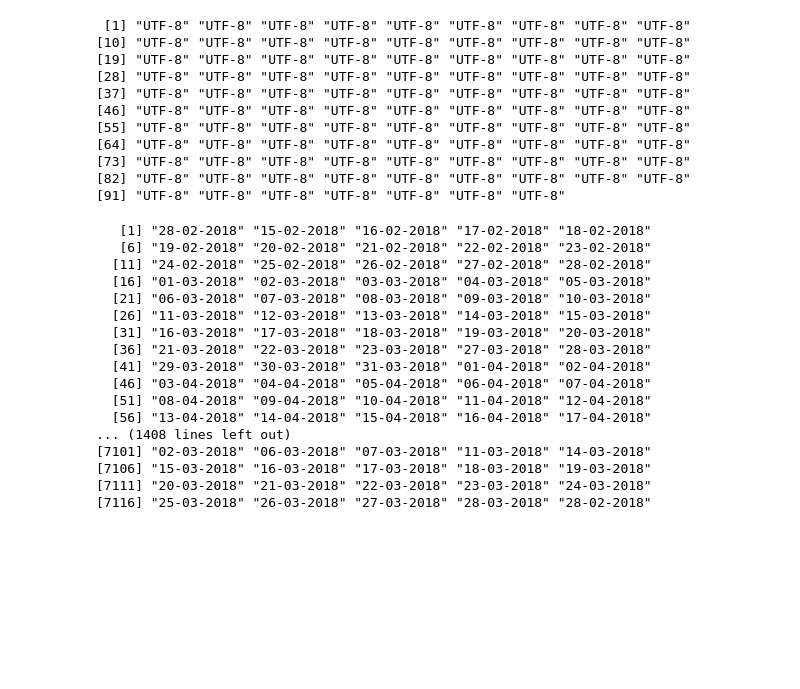
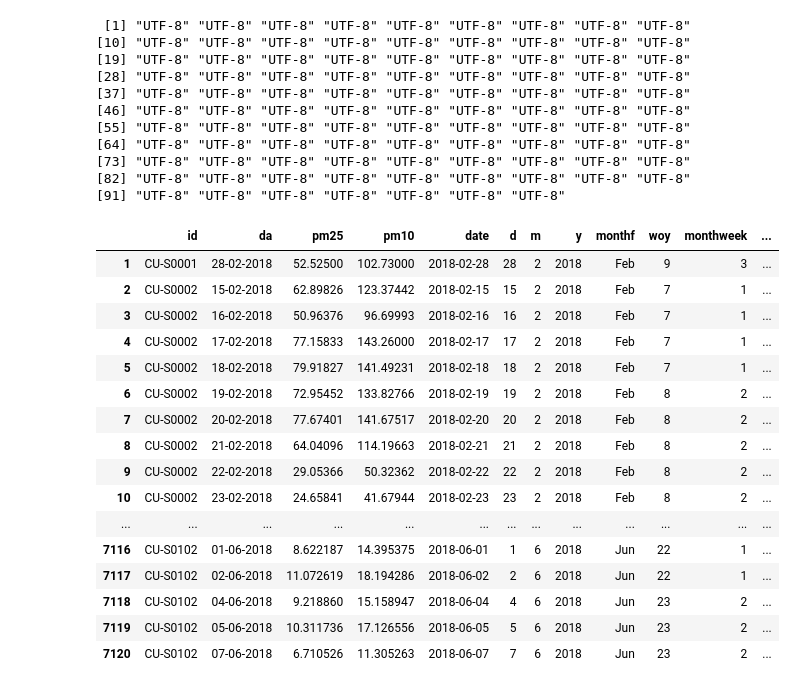
Before and after one commit to Maplub/Jupyter, a Jupyter notebook: Air Quality Explore 2018.ipynb, the cells around one changed output. Saved outputs shown, nothing was run; the diff lists cells and outputs as text; code cells hidden in the pictures; blank space fills up the shorter version.

```diff
--- a/Air Quality Explore 2018.ipynb
+++ b/Air Quality Explore 2018.ipynb
@@ -54,20 +49,0 @@ airq$date<-as.Date(airq$d,"%d-%m-%Y")
-# %%
-paste(airq$d,sep="-")
-# %% [output]
-   [1] "28-02-2018" "15-02-2018" "16-02-2018" "17-02-2018" "18-02-2018"
-   [6] "19-02-2018" "20-02-2018" "21-02-2018" "22-02-2018" "23-02-2018"
-  [11] "24-02-2018" "25-02-2018" "26-02-2018" "27-02-2018" "28-02-2018"
-  [16] "01-03-2018" "02-03-2018" "03-03-2018" "04-03-2018" "05-03-2018"
-  [21] "06-03-2018" "07-03-2018" "08-03-2018" "09-03-2018" "10-03-2018"
-  [26] "11-03-2018" "12-03-2018" "13-03-2018" "14-03-2018" "15-03-2018"
-  [31] "16-03-2018" "17-03-2018" "18-03-2018" "19-03-2018" "20-03-2018"
-  [36] "21-03-2018" "22-03-2018" "23-03-2018" "27-03-2018" "28-03-2018"
-  [41] "29-03-2018" "30-03-2018" "31-03-2018" "01-04-2018" "02-04-2018"
-  [46] "03-04-2018" "04-04-2018" "05-04-2018" "06-04-2018" "07-04-2018"
-  [51] "08-04-2018" "09-04-2018" "10-04-2018" "11-04-2018" "12-04-2018"
-  [56] "13-04-2018" "14-04-2018" "15-04-2018" "16-04-2018" "17-04-2018"
-... (1408 lines left out)
-[7101] "02-03-2018" "06-03-2018" "07-03-2018" "11-03-2018" "14-03-2018"
-[7106] "15-03-2018" "16-03-2018" "17-03-2018" "18-03-2018" "19-03-2018"
-[7111] "20-03-2018" "21-03-2018" "22-03-2018" "23-03-2018" "24-03-2018"
-[7116] "25-03-2018" "26-03-2018" "27-03-2018" "28-03-2018" "28-02-2018"
@@ -73,0 +64,29 @@ paste(airq$d,sep="-")
+# %%
+airq$monthf<-factor(airq$m,levels=as.character(1:12),labels=c("Jan","Feb","Mar","Apr","May","Jun","Jul","Aug","Sep","Oct","Nov","Dec"),ordered=TRUE)
+# %%
+airq$woy<-as.numeric(format(airq$date,"%W"))
+# %%
+library(plyr)
+airq<-ddply(airq,.(m),transform,monthweek=1+woy-min(woy))
+# %%
+airq$dow<-as.POSIXlt(airq$date)$wday
+# %%
+airq
+# %% [output]
+|  | id | da | pm25 | pm10 | date | d | m | y | monthf | woy | monthweek | ... |
+| 1 | CU-S0001 | 28-02-2018 | 52.52500 | 102.73000 | 2018-02-28 | 28 | 2 | 2018 | Feb | 9 | 3 | ... |
+| 2 | CU-S0002 | 15-02-2018 | 62.89826 | 123.37442 | 2018-02-15 | 15 | 2 | 2018 | Feb | 7 | 1 | ... |
+| 3 | CU-S0002 | 16-02-2018 | 50.96376 | 96.69993 | 2018-02-16 | 16 | 2 | 2018 | Feb | 7 | 1 | ... |
+| 4 | CU-S0002 | 17-02-2018 | 77.15833 | 143.26000 | 2018-02-17 | 17 | 2 | 2018 | Feb | 7 | 1 | ... |
+| 5 | CU-S0002 | 18-02-2018 | 79.91827 | 141.49231 | 2018-02-18 | 18 | 2 | 2018 | Feb | 7 | 1 | ... |
+| 6 | CU-S0002 | 19-02-2018 | 72.95452 | 133.82766 | 2018-02-19 | 19 | 2 | 2018 | Feb | 8 | 2 | ... |
+| 7 | CU-S0002 | 20-02-2018 | 77.67401 | 141.67517 | 2018-02-20 | 20 | 2 | 2018 | Feb | 8 | 2 | ... |
+| 8 | CU-S0002 | 21-02-2018 | 64.04096 | 114.19663 | 2018-02-21 | 21 | 2 | 2018 | Feb | 8 | 2 | ... |
+| 9 | CU-S0002 | 22-02-2018 | 29.05366 | 50.32362 | 2018-02-22 | 22 | 2 | 2018 | Feb | 8 | 2 | ... |
+| 10 | CU-S0002 | 23-02-2018 | 24.65841 | 41.67944 | 2018-02-23 | 23 | 2 | 2018 | Feb | 8 | 2 | ... |
+| ... | ... | ... | ... | ... | ... | ... | ... | ... | ... | ... | ... | ... |
+| 7116 | CU-S0102 | 01-06-2018 | 8.622187 | 14.395375 | 2018-06-01 | 1 | 6 | 2018 | Jun | 22 | 1 | ... |
+| 7117 | CU-S0102 | 02-06-2018 | 11.072619 | 18.194286 | 2018-06-02 | 2 | 6 | 2018 | Jun | 22 | 1 | ... |
+| 7118 | CU-S0102 | 04-06-2018 | 9.218860 | 15.158947 | 2018-06-04 | 4 | 6 | 2018 | Jun | 23 | 2 | ... |
+| 7119 | CU-S0102 | 05-06-2018 | 10.311736 | 17.126556 | 2018-06-05 | 5 | 6 | 2018 | Jun | 23 | 2 | ... |
+| 7120 | CU-S0102 | 07-06-2018 | 6.710526 | 11.305263 | 2018-06-07 | 7 | 6 | 2018 | Jun | 23 | 2 | ... |
```
Also changed, not shown: parts of 16 cells of this notebook.
